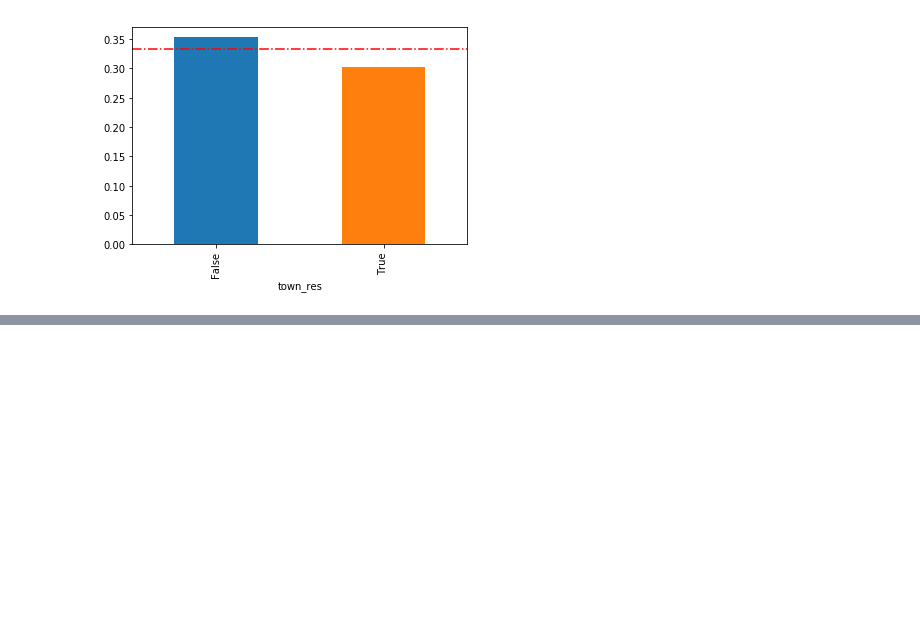
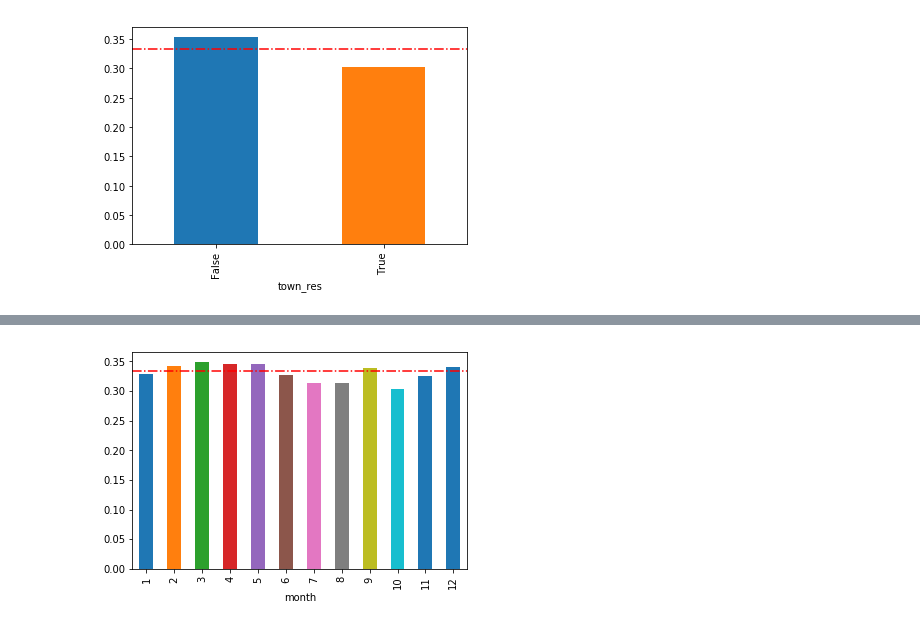
Before and after one commit to jnpicao/LDSSA-batch3-workspace, a Jupyter notebook: Capstone/target_detection_patterns.ipynb, the cells around one changed output, grey strips where cells are left out. Saved outputs shown, nothing was run; the diff lists cells and outputs as text; code cells hidden in the pictures; blank space fills up the shorter version.

```diff
--- a/Capstone/target_detection_patterns.ipynb
+++ b/Capstone/target_detection_patterns.ipynb
@@ -508,0 +525,5 @@ plt.axhline(y=target_global_mean, color='r', linestyle='-.');
+# %%
+dfs.groupby('month').target.mean().plot.bar()
+plt.axhline(y=target_global_mean, color='r', linestyle='-.');
+# %% [output]
+[figure, added]
```
Also changed, not shown: parts of 9 cells of this notebook.
